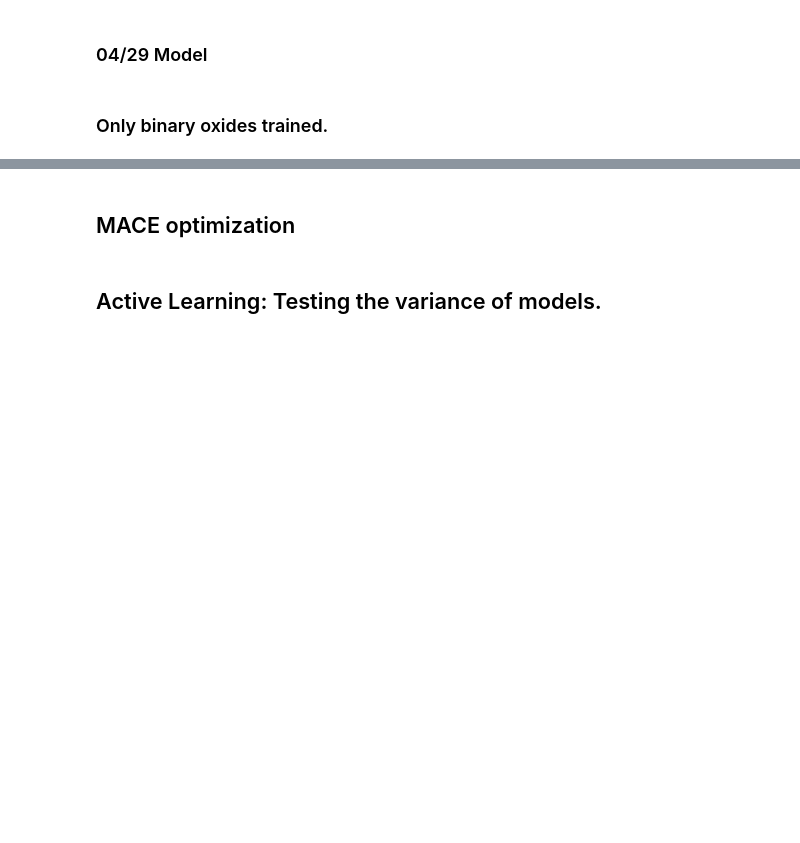
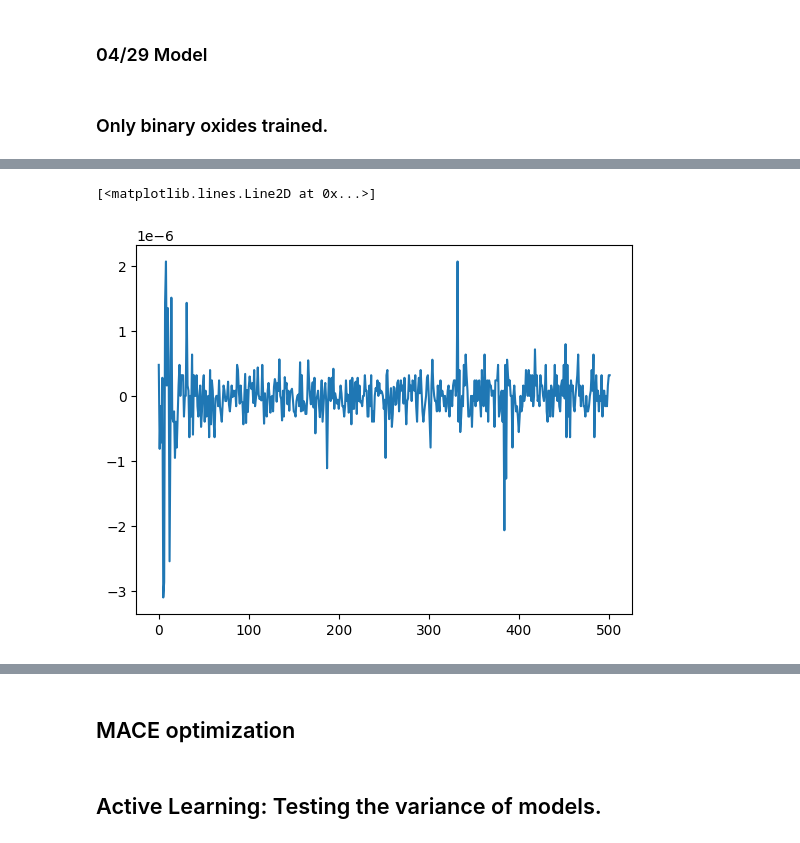
Before and after one commit to ignaciomigliaro/MLFF_training, a Jupyter notebook: Inference/oxides.ipynb, the cells around one changed output, grey strips where cells are left out. Drawn from its saved outputs; the diff is of its cells as text; code cells hidden in the pictures; blank space fills up the shorter version.

```diff
--- a/Inference/oxides.ipynb
+++ b/Inference/oxides.ipynb
@@ -350,0 +359,6 @@ ifs.optimization_summary(struct,last_struct)
+# %%
+model_path = '/home/nacho/NbOC/CHGnet/binary_061024-100624.p/bestE_epoch45_e5_f87_s170_mNA.pth.tar'
+outcar_path = '/home/nacho/NbOC/vasp/test_set/NbOC/finished_calcs/78/OUTCAR'
+traj,struct,last_struct,dft_energy = ifs.optimize(model_path,outcar_path,verbose=False,fmax=0.05)
+ifs.visualize_trajectory(traj,struct,dft_energy)
+ifs.optimization_summary(struct,last_struct)
@@ -350,0 +375,13 @@ ifs.optimization_summary(struct,last_struct)
+# %%
+import numpy as np
+import matplotlib.pyplot as plt
+forces_mean = []
+for forces in traj.forces:
+    #print(np.mean(forces.flatten()))
+    force = np.mean(forces.flatten())
+    forces_mean.append(force)
+
+plt.plot(forces_mean)
+# %% [output]
+[<matplotlib.lines.Line2D at 0x...>]
+[figure, added]
```
Also changed, not shown: parts of 12 cells of this notebook, 1 other file.
